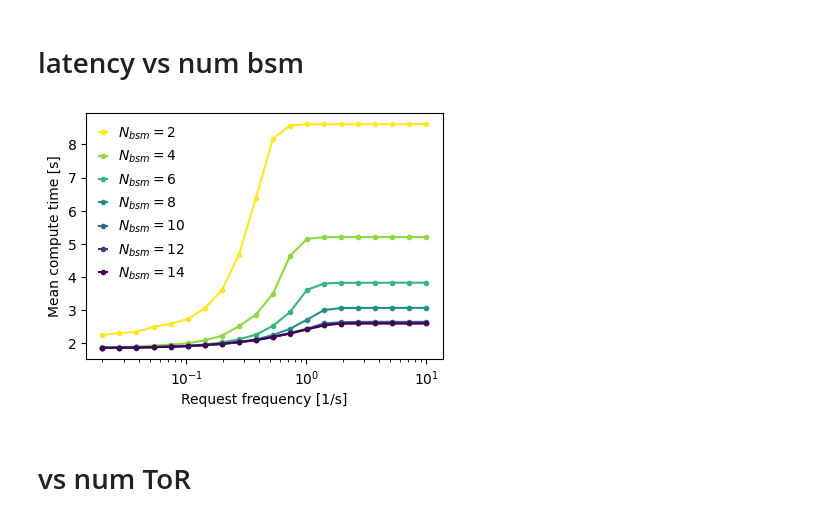
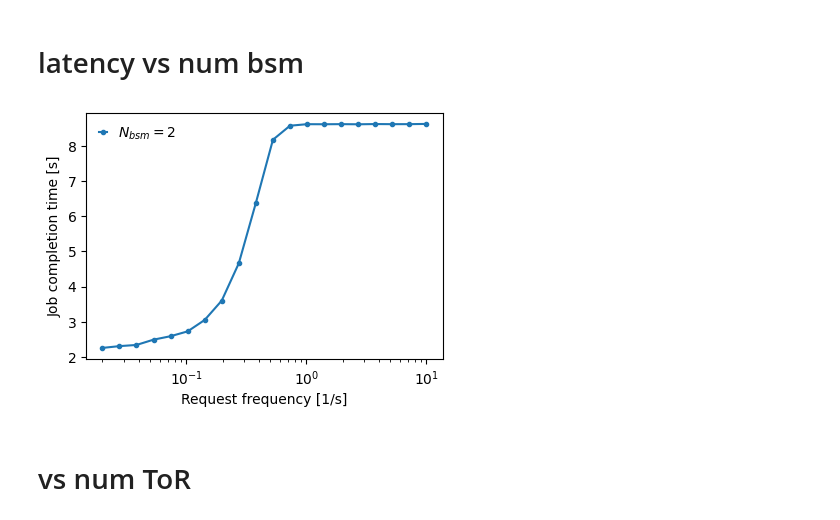
Before and after one commit to hassan-shap/QswitchNet, a Jupyter notebook: pp_clos_multitenancy.ipynb, the cells around one changed output. Cells and saved outputs as stored; diff of their text form; code cells hidden in the pictures.

```diff
--- a/pp_clos_multitenancy.ipynb
+++ b/pp_clos_multitenancy.ipynb
@@ -13,7 +13,7 @@ Niter = 100  # 25, 50, 100 number of repetions for ensemble averaging
 
 comm_qs = 4
 req_rate_list = np.logspace(-1.7,1.0,20)
-num_tel_bsm_list = np.arange(2,15,2)
+num_tel_bsm_list = [2] #np.arange(2,15,2)
 
 y_color = np.linspace(0,1,len(num_tel_bsm_list))
 colors_bar = plt.cm.viridis_r(y_color)
@@ -21,36 +21,37 @@ colors_bar = plt.cm.viridis_r(y_color)
 plt.figure(figsize=(4.6,3.2))
 for i_n, num_bsm_tel in enumerate(num_tel_bsm_list):
 
     compute_list = []
     wait_list = []
     for i_rep in range(Nrep):
         # fname = f"results/clos_multiten/q_N_{Niter}_n_{n}_tor_{num_ToR}_tel_{num_bsm_tel}_r_{i_rep}.json"
         fname = f"results/clos_multiten/q_N_{Niter}_n_{n}_tor_{num_ToR}_tel_{num_bsm_tel}_comm_{comm_qs}_r_{i_rep}.json"
         if os.path.exists(fname):
             with open(fname) as f:
                 job_duration_wait_list = np.array(json.load(f))
                 # print(job_duration_wait_list)
                 compute_list.append(job_duration_wait_list[:,0].tolist())
                 wait_list.append(job_duration_wait_list[:,1].tolist())
     # print(np.array(compute_list).shape)
     mean_compute_list = np.array(compute_list).mean(axis=0)
     mean_wait_list = np.array(wait_list).mean(axis=0)
-    plt.plot(req_rate_list, mean_compute_list, ".-", color= colors_bar[i_n,:],label=rf"$N_{{bsm}}=${num_bsm_tel}")
+    # plt.plot(req_rate_list, mean_compute_list, ".-", color= colors_bar[i_n,:],label=rf"$N_{{bsm}}=${num_bsm_tel}")
+    plt.plot(req_rate_list, mean_compute_list, ".-",label=rf"$N_{{bsm}}=${num_bsm_tel}")
     # plt.plot(req_rate_list, np.array(compute_list).T, ".-")
     # plt.plot(req_rate_list, mean_wait_list, ".-", color= colors_bar[i_n,:],label=rf"$N_{{bsm}}=${num_bsm_tel}")
     # plt.plot(req_rate_list, np.array(wait_list).T, ".-")
         # plt.errorbar(depth_vals_g, latency_avg_g,latency_std_g)#,label=rf"$N_q=${num_qubits}")
 
-plt.ylabel("Mean compute time [s]")
+plt.ylabel("Job completion time [s]")
 plt.xlabel("Request frequency [1/s]")
 plt.xscale("log")
 # plt.yscale("log")
 # plt.ylim(0,22)
 # plt.xlim(0,240)
 plt.legend(handlelength=0.6, frameon=False)
 plt.show()
 # %% [output]
-[figure, old version]
+[figure, new version]
 # %% [markdown]
 # vs num ToR
 # %%
```
Also changed, not shown: 2 other files.
